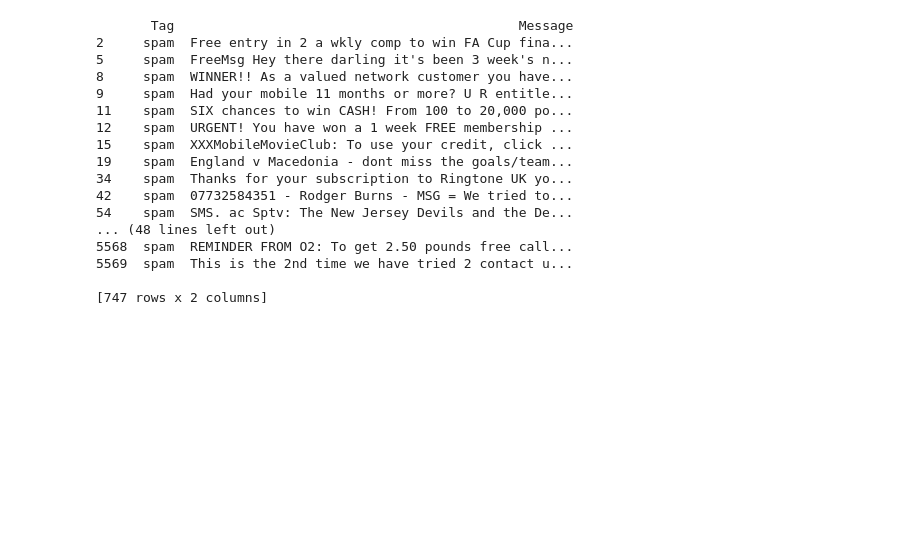
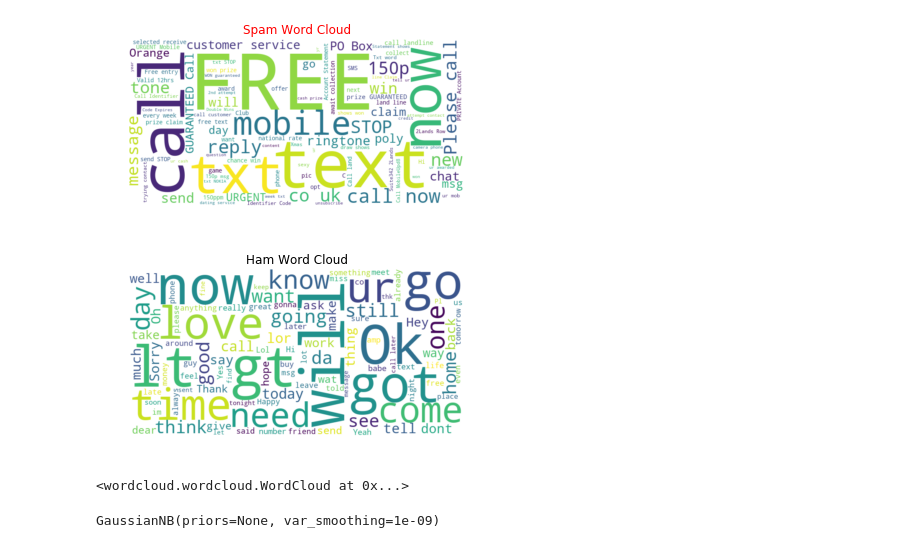
Before and after one commit to RuotongWu/SMS-Spam-Filter, a Jupyter notebook: preprocessing.ipynb, the cells around one changed output. Cells and saved outputs as stored; diff of their text form; code cells hidden in the pictures; blank space fills up the shorter version.

```diff
--- a/preprocessing.ipynb
+++ b/preprocessing.ipynb
@@ -9,5 +15,6 @@ import matplotlib.pyplot as plt
 cwd = os.getcwd()
 # %%
+# Read data
 path = cwd + "/data/SMSSpamCollection"
 
 with open(path) as file:
@@ -17,26 +24,34 @@ data = list(map(lambda line: line.strip().split("\t"),data))
 data_df = pd.DataFrame(data,columns=["Tag","Message"])
 spam_data_df = data_df[data_df.Tag == "spam"]
 ham_data_df = data_df[data_df.Tag == "ham"]
-print(spam_data_df)
+#print(data_df)
-# %% [output]
-       Tag                                            Message
-2     spam  Free entry in 2 a wkly comp to win FA Cup fina...
-5     spam  FreeMsg Hey there darling it's been 3 week's n...
-8     spam  WINNER!! As a valued network customer you have...
-9     spam  Had your mobile 11 months or more? U R entitle...
-11    spam  SIX chances to win CASH! From 100 to 20,000 po...
-12    spam  URGENT! You have won a 1 week FREE membership ...
-15    spam  XXXMobileMovieClub: To use your credit, click ...
-19    spam  England v Macedonia - dont miss the goals/team...
-34    spam  Thanks for your subscription to Ringtone UK yo...
-42    spam  07732584351 - Rodger Burns - MSG = We tried to...
-54    spam  SMS. ac Sptv: The New Jersey Devils and the De...
-... (48 lines left out)
-5568  spam  REMINDER FROM O2: To get 2.50 pounds free call...
-5569  spam  This is the 2nd time we have tried 2 contact u...
-
-[747 rows x 2 columns]
 # %%
+#Plot the Word Cloud for each category
 stopwords = set(STOPWORDS)
-spam_wc = WordCloud(width=800, height = 400,stopwords=stopwords,max_words=100, background_color="white").generate(" ".join(spam_data_df["Message"].tolist()))
-ham_wc = WordCloud(width=800, height = 400,stopwords=stopwords,max_words=100, background_color="white").generate(" ".join(ham_data_df["Message"].tolist()))
+spam_wc = WordCloud(width=800,
+                    height = 400,
+                    stopwords=stopwords,
+                    max_words=100,
+                    background_color="white").generate(" ".join(spam_data_df["Message"].tolist()))
+
+ham_wc = WordCloud(width=800,
+                   height = 400,
+                   stopwords=stopwords,
+                   max_words=100,
+                   background_color="white").generate(" ".join(ham_data_df["Message"].tolist()))
+
+plt.imshow(spam_wc,interpolation='bilinear')
+plt.axis("off")
+plt.getp(plt.title("Spam Word Cloud"),'text')
+plt.setp(plt.title("Spam Word Cloud"),color = 'r')
+plt.show()
+spam_wc.to_file(cwd+"/img/spam_word_cloud.png")
+plt.imshow(ham_wc,interpolation='bilinear')
+plt.axis("off")
+plt.getp(plt.title("Ham Word Cloud"),'text')
+plt.show()
+ham_wc.to_file(cwd+"/img/ham_word_cloud.png")
+# %% [output]
+[figure, added]
+[figure, added]
+<wordcloud.wordcloud.WordCloud at 0x...>
@@ -69,0 +73,5 @@ ham_wc.to_file(cwd+"/img/ham_word_cloud.png")
+# %%
+clf = GaussianNB()
+clf.fit(train_bag_of_words,Y_train_data.tolist())
+# %% [output]
+GaussianNB(priors=None, var_smoothing=1e-09)
```
Also changed, not shown: parts of 6 cells of this notebook, 3 other files.
